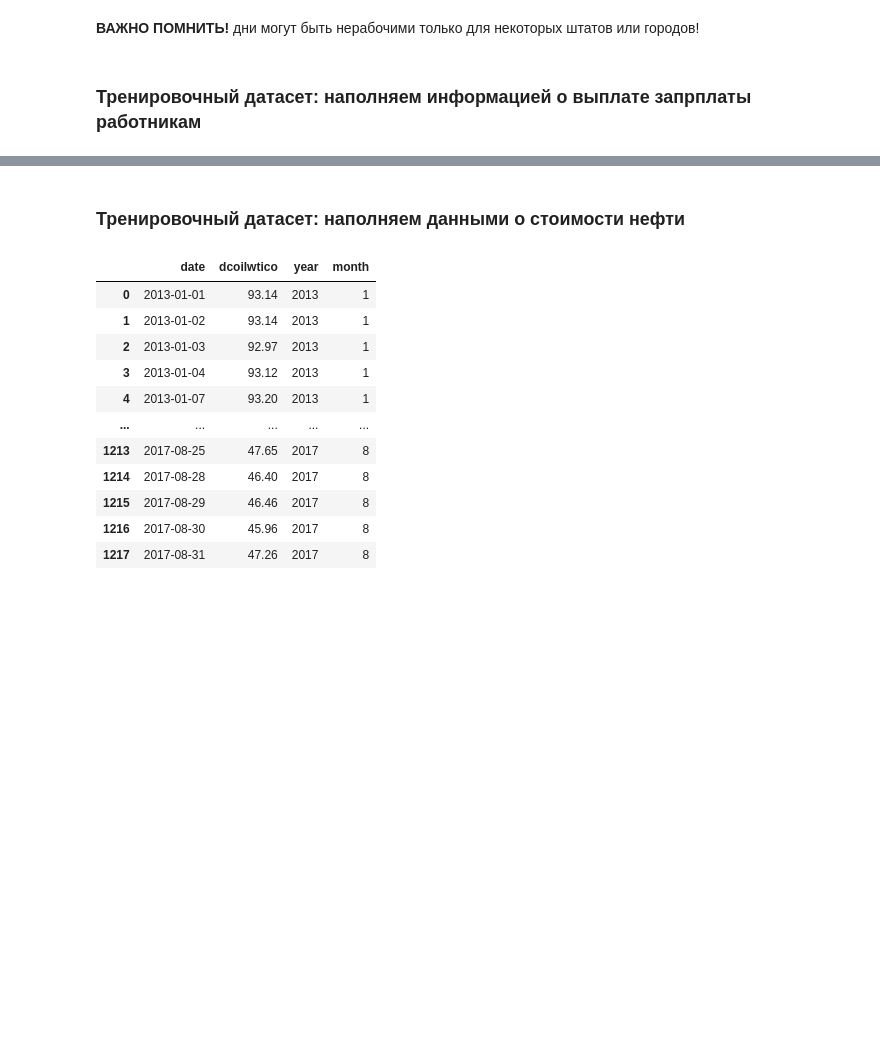
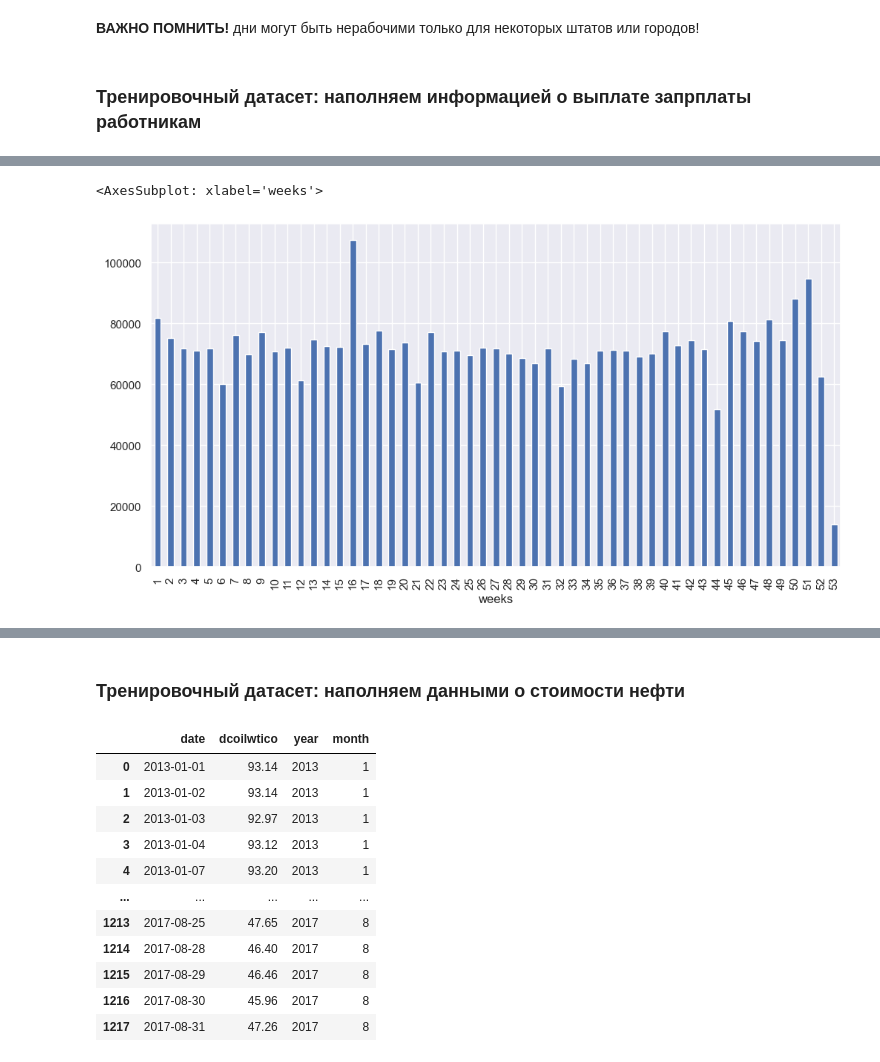
Before and after one commit to anthonypotekhin/kaggle, a Jupyter notebook: store_sales.ipynb, the cells around one changed output, grey strips where cells are left out. Cells and saved outputs as stored; diff of their text form; code cells hidden in the pictures; blank space fills up the shorter version.

Commit message:
finished with preparing train data

```diff
--- a/store_sales.ipynb
+++ b/store_sales.ipynb
@@ -425,0 +432,37 @@ train_filled.groupby('workday').agg({'id':'count'})
+# %%
+# вспомогательная функция для вывода распределения объема продаж для каждого магазина в конкретном году
+
+def sales_in_year(store, year, alldays=False):
+      from datetime import datetime
+      start, end = datetime(year,1,1), datetime(year,12,31)
+
+      # суммируем продажи по каждой дате для каждого магазина
+      temp_df = train_filled.groupby(['date', 'store_nbr'], as_index=False).agg({'sales': 'sum'}).\
+            query("@start <= date <= @end ").\
+            query("store_nbr == @store")\
+            .drop('store_nbr', axis=1)
+
+      # добавим графу недели для читабельности
+      temp_df['weeks'] = temp_df.date.dt.isocalendar().week
+
+      # присоединим последние четыре дня года  к последней неделе года (чтобы они не переходили на первую неделю)
+      import isoweek
+
+      number_weeks =isoweek.Week.last_week_of_year(year)[1]
+      temp_df.weeks = temp_df.weeks.where(~(temp_df.date.isin([datetime(year,12,28),
+                                                               datetime(year,12,29),
+                                                               datetime(year,12,30),
+                                                               datetime(year,12,31)])),
+                                                other= number_weeks)
+
+      # итоговый датасет (с неделями или по каждому дню) вывести в зависсимости от показателя alldays:
+      # - если alldays=False по умолчанию, то вывести только для недель
+      # - если alldays =True (прописать), то вывести для каждого дня
+      result_df = (temp_df.groupby('weeks', as_index=False).agg({'sales':'sum'}),
+                   temp_df)\
+                   [alldays]
+
+      xlab = ('weeks', 'date')[alldays]
+
+
+      return result_df
@@ -425,0 +490,5 @@ train_filled.groupby('workday').agg({'id':'count'})
+# %%
+sales_in_year_plot(store=1, year=2016)
+# %% [output]
+<AxesSubplot: xlabel='weeks'>
+[figure, added]
```
Also changed, not shown: parts of 69 cells of this notebook.
